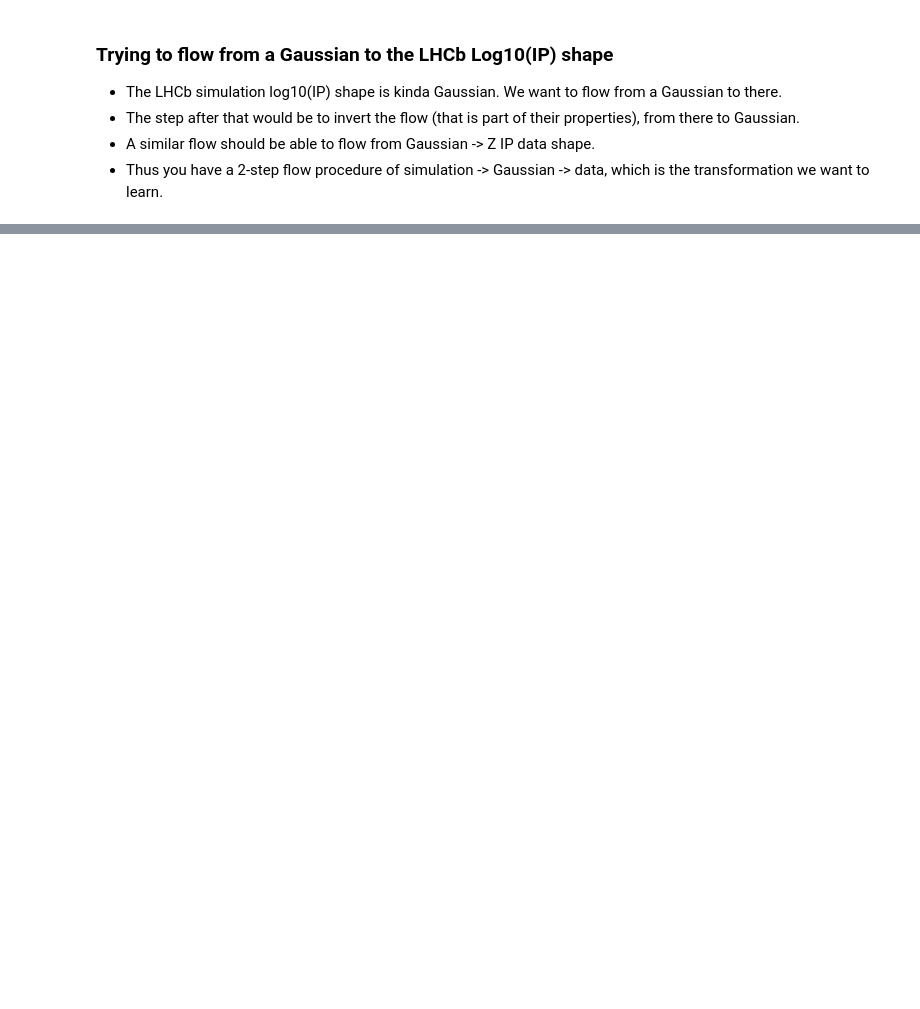
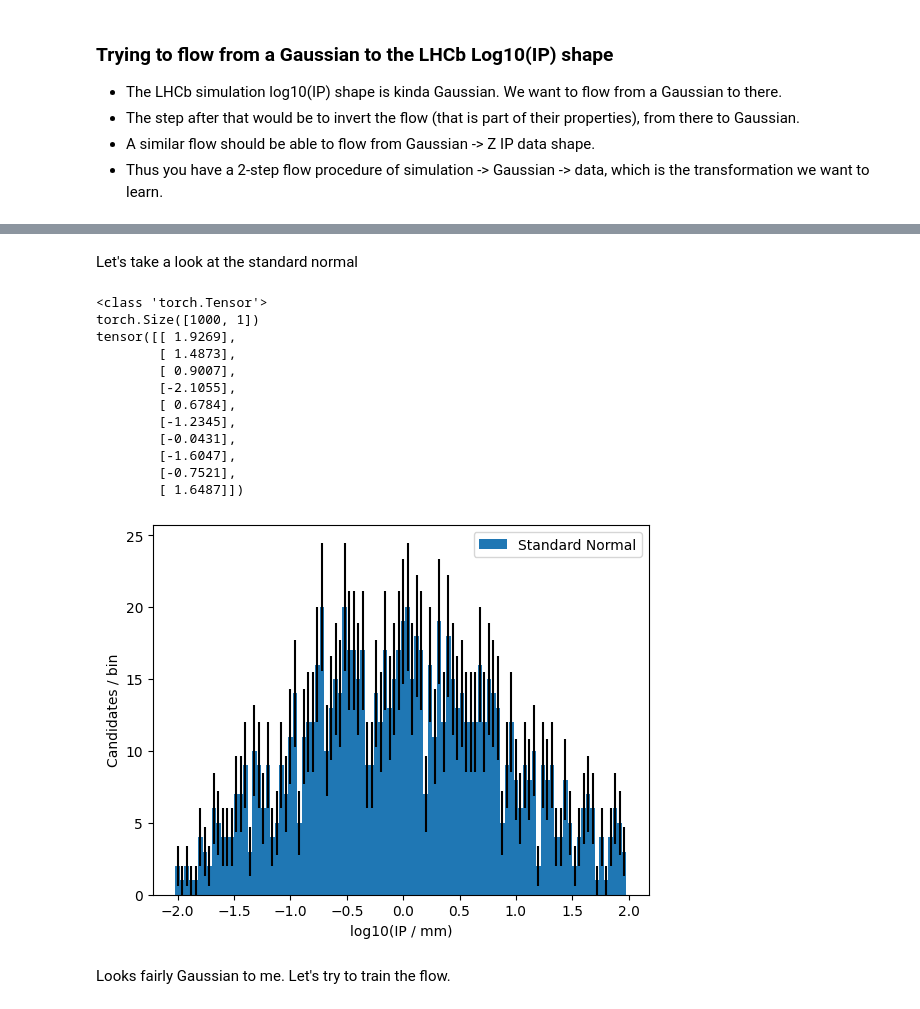
Before and after one commit to rjhunter999/ip-calibration-with-nflows, a Jupyter notebook: scripts/flow_to_lhcb_ip_sim.ipynb, the cells around one changed output, grey strips where cells are left out. Saved outputs shown, nothing was run; the diff lists cells and outputs as text; code cells hidden in the pictures; blank space fills up the shorter version.

```diff
--- a/scripts/flow_to_lhcb_ip_sim.ipynb
+++ b/scripts/flow_to_lhcb_ip_sim.ipynb
@@ -59,0 +72,17 @@ plt.show()
+# %%
+# Define an invertible transformation.
+# Need to learn what these transforms do/why we might want to use these.
+# This time it's a 1D transform, so just 1 input and output feature.
+N_FEATURES = 1
+transform = transforms.CompositeTransform([
+    transforms.MaskedAffineAutoregressiveTransform(features=N_FEATURES, hidden_features=4),
+    transforms.RandomPermutation(features=N_FEATURES)
+])
+
+# Define a base distribution.
+base_distribution = distributions.StandardNormal(shape=[N_FEATURES])
+print(base_distribution)
+
+# Combine into a flow.
+flow = flows.Flow(transform=transform, distribution=base_distribution)
+print(flow)
@@ -59,0 +107,35 @@ plt.show()
+# %% [markdown]
+Let's take a look at the standard normal
+# %%
+torch.manual_seed(42)
+with torch.inference_mode():
+    num_samples = 1000
+    samples = base_distribution.sample(num_samples)
+    print(type(samples))
+    print(samples.shape)
+    print(samples[:10])
+
+    # Gotta plot them
+    normal_hist, norm_bins = np.histogram(samples, bins=100, range=(-2, 2))
+    plt.bar(x=norm_bins[:-1], height=normal_hist, yerr=np.sqrt(normal_hist), width=norm_bins[1] - norm_bins[0], label='Standard Normal')
+    plt.xlabel('log10(IP / mm)')
+    plt.ylabel('Candidates / bin')
+    plt.legend()
+    plt.show()
+# %% [output]
+<class 'torch.Tensor'>
+torch.Size([1000, 1])
+tensor([[ 1.9269],
+        [ 1.4873],
+        [ 0.9007],
+        [-2.1055],
+        [ 0.6784],
+        [-1.2345],
+        [-0.0431],
+        [-1.6047],
+        [-0.7521],
+        [ 1.6487]])
+[figure, added]
+# %% [markdown]
+Looks fairly Gaussian to me.
+Let's try to train the flow.
```
Also changed, not shown: parts of 8 cells of this notebook.
